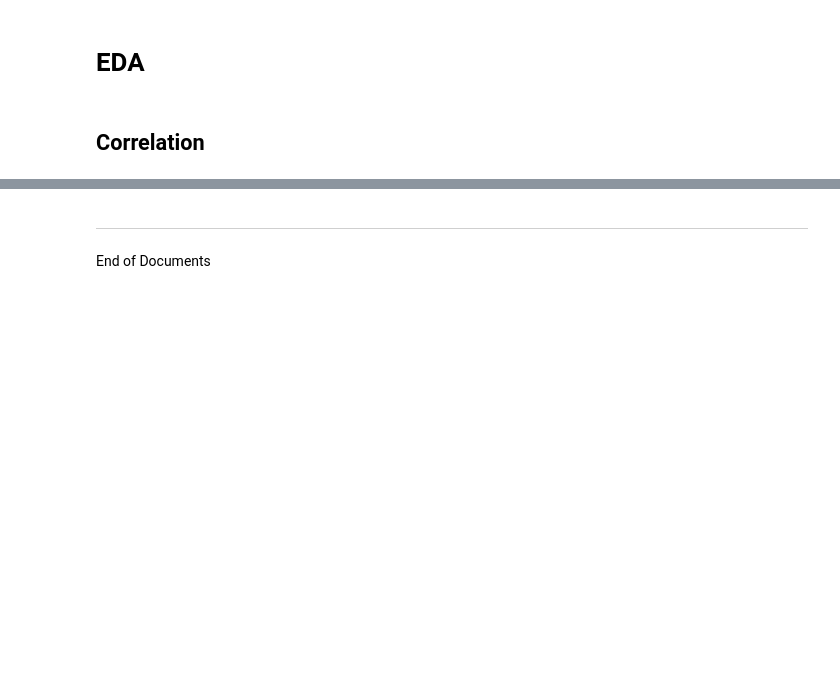
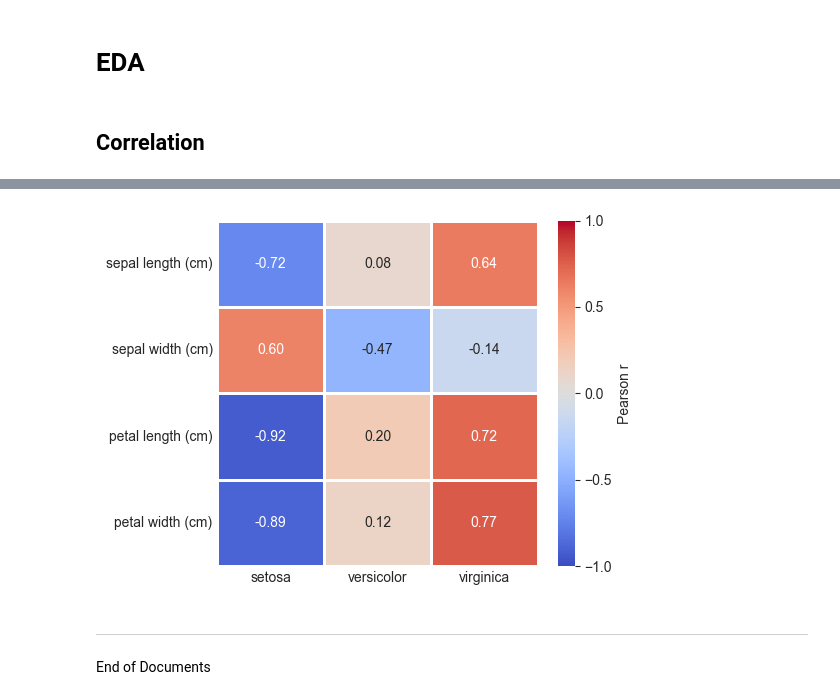
Before and after one commit to yeonjep/SKALA_4, a Jupyter notebook: Data anaylizing_statistic/01-Statistics/03-correlation-1.ipynb, the cells around one changed output, grey strips where cells are left out. Drawn from its saved outputs; the diff is of its cells as text; code cells hidden in the pictures; blank space fills up the shorter version.

```diff
--- a/Data anaylizing_statistic/01-Statistics/03-correlation-1.ipynb
+++ b/Data anaylizing_statistic/01-Statistics/03-correlation-1.ipynb
@@ -85,0 +61,6 @@ plt.show()
+# %%
+# target을 종별 0/1 컬럼으로 분해
+for name in _data.target_names:
+    df[name] = (df.target == name).astype(int)
+
+df.head()
@@ -85,0 +74,3 @@ plt.show()
+# %%
+df = df.drop(columns="target")
+df.head()
@@ -85,0 +84,3 @@ plt.show()
+# %%
+corr = df.corr()
+corr
@@ -85,0 +96,3 @@ plt.show()
+# %%
+corr_ = corr.loc[_data["feature_names"], _data.target_names]
+corr_
@@ -86,3 +105,25 @@ plt.show()
+# %%
+fig, ax = plt.subplots(figsize=(5.5, 4))
+
+sns.heatmap(
+    corr_,
+    annot=True,
+    fmt=".2f",
+    cmap="coolwarm",
+    vmin=-1,
+    vmax=1,
+    center=0,
+    linewidths=2,
+    linecolor="white",
+    cbar_kws={"label": "Pearson r", "ticks": [-1, -0.5, 0, 0.5, 1]},
+    ax=ax,
+)
+
+ax.tick_params(axis="both", length=0)
+plt.tight_layout()
+plt.show()
+# %% [output]
+[figure, added]
 # %% [markdown]
 ----
 End of Documents
```
Also changed, not shown: parts of 10 cells of this notebook, 5 other files.
